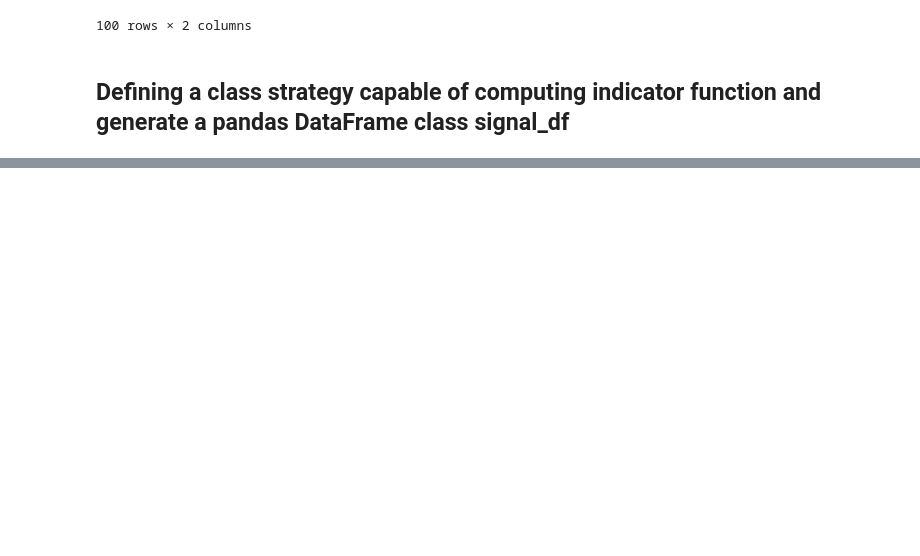
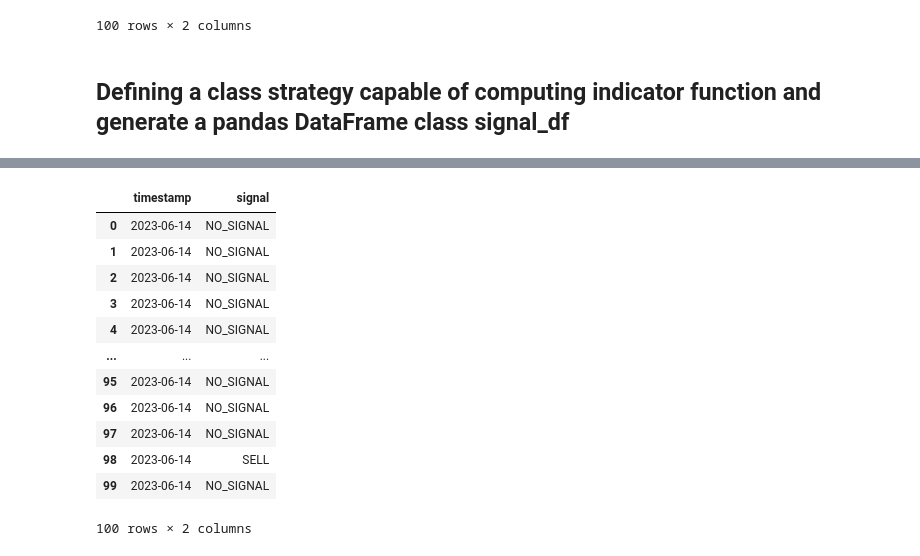
Before and after one commit to bipro235/my-_repository, a Jupyter notebook: Untitled.ipynb, the cells around one changed output, grey strips where cells are left out. Cells and saved outputs as stored; diff of their text form; code cells hidden in the pictures; blank space fills up the shorter version.

```diff
--- a/Untitled.ipynb
+++ b/Untitled.ipynb
@@ -202,0 +226,16 @@ plt.show()
+# %%
+signals_df
+# %% [output]
+|  | timestamp | signal |
+| 0 | 2023-06-14 | NO_SIGNAL |
+| 1 | 2023-06-14 | NO_SIGNAL |
+| 2 | 2023-06-14 | NO_SIGNAL |
+| 3 | 2023-06-14 | NO_SIGNAL |
+| 4 | 2023-06-14 | NO_SIGNAL |
+| ... | ... | ... |
+| 95 | 2023-06-14 | NO_SIGNAL |
+| 96 | 2023-06-14 | NO_SIGNAL |
+| 97 | 2023-06-14 | NO_SIGNAL |
+| 98 | 2023-06-14 | SELL |
+| 99 | 2023-06-14 | NO_SIGNAL |
+100 rows × 2 columns
```
Also changed, not shown: parts of 11 cells of this notebook.
